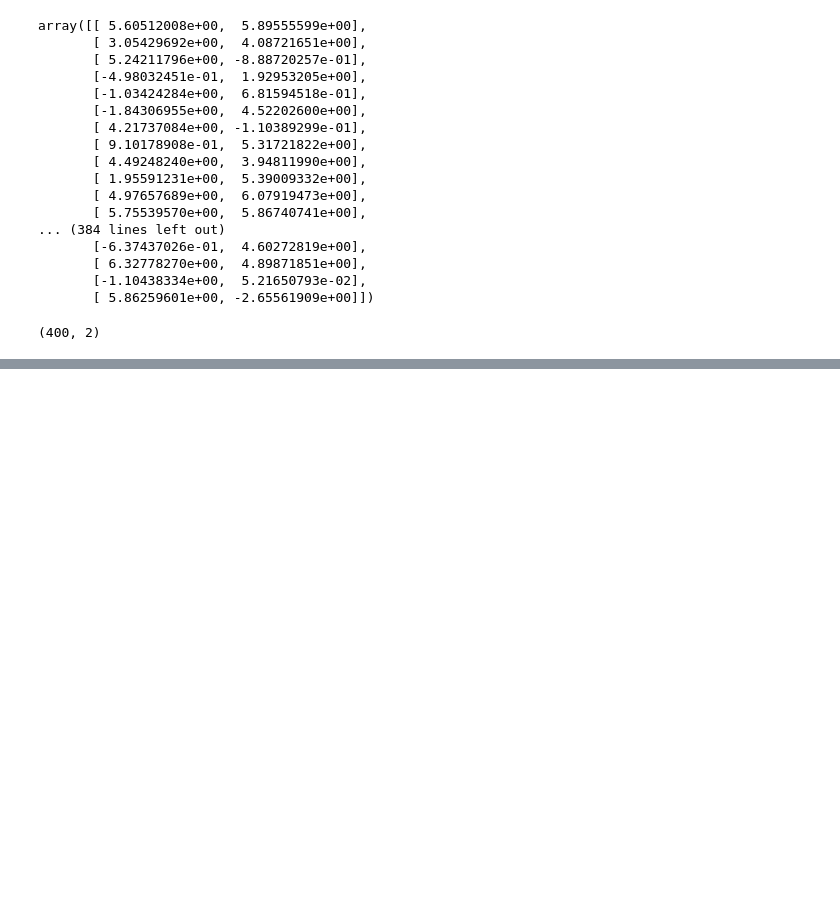
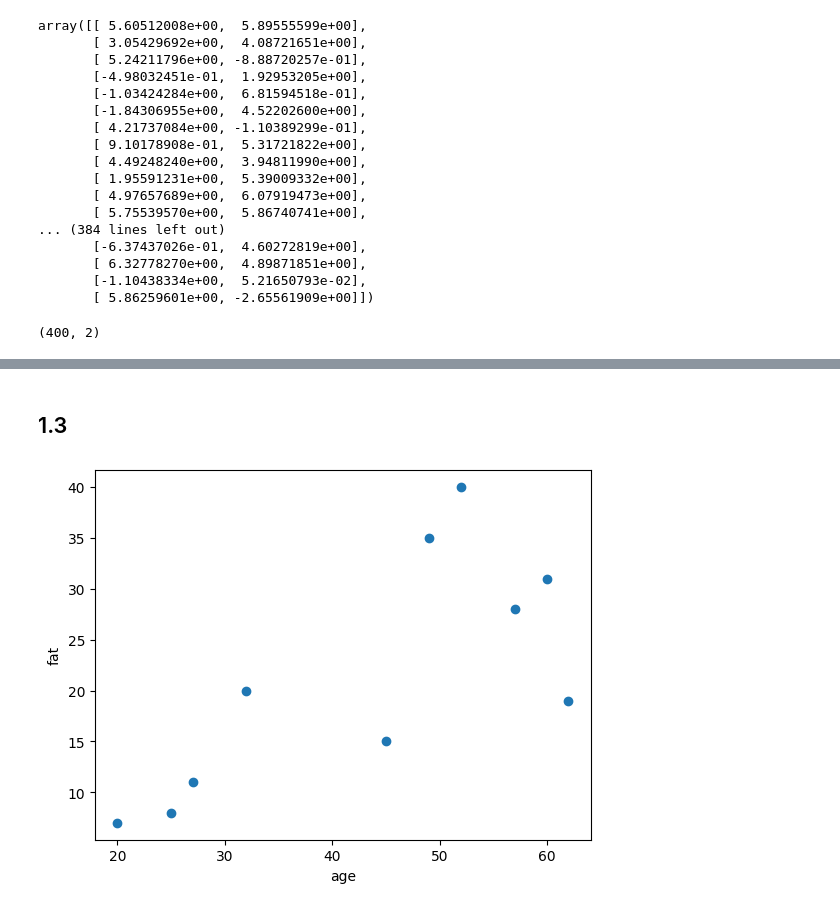
Before and after one commit to asdfrt159/DataScientist, a Jupyter notebook: Preprocessing/preprocess.ipynb, the cells around one changed output, grey strips where cells are left out. Cells and saved outputs as stored; diff of their text form; code cells hidden in the pictures; blank space fills up the shorter version.

```diff
--- a/Preprocessing/preprocess.ipynb
+++ b/Preprocessing/preprocess.ipynb
@@ -888,0 +1006,9 @@ data.shape
+# %% [markdown]
+## 1.3
+# %%
+plt.scatter(df.age, df.fat)
+plt.xlabel(df.columns[0])
+plt.ylabel(df.columns[1])
+plt.show()
+# %% [output]
+[figure, added]
```
Also changed, not shown: parts of 45 cells of this notebook, 1 other file.
